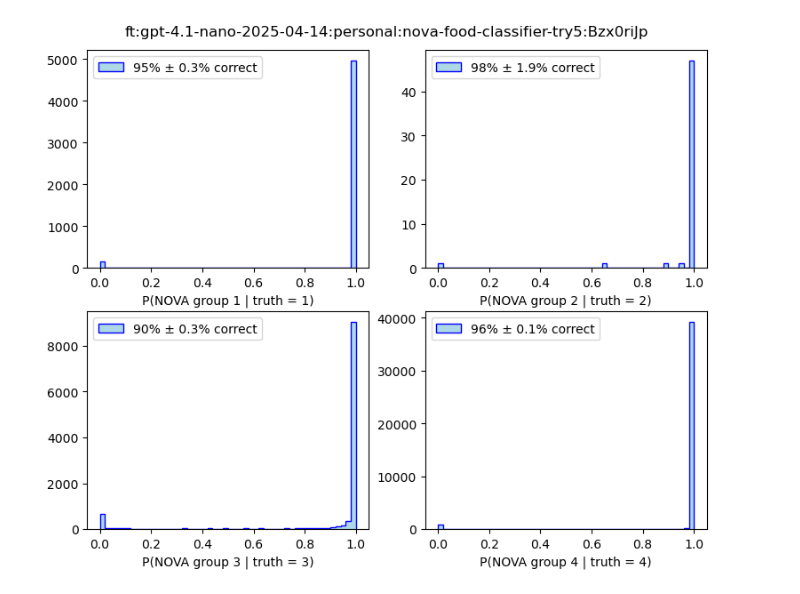
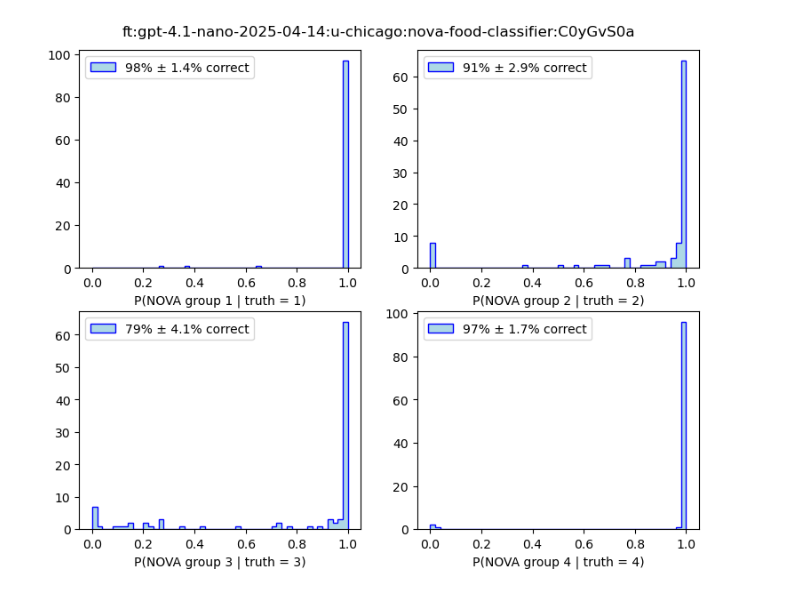
Before and after one commit to uchicago-dsi/good-food-purchasing-nova-classification, a Jupyter notebook: notebooks/openai-fine-tuning-plots.ipynb, the cells around one changed output. Drawn from its saved outputs; the diff is of its cells as text; code cells hidden in the pictures.

Commit message:
bigger fine-tuning sample, not as good at group 3

```diff
--- a/notebooks/openai-fine-tuning-plots.ipynb
+++ b/notebooks/openai-fine-tuning-plots.ipynb
@@ -44,7 +44,7 @@ def make_plots(results, title):
     fig.suptitle(title, y=0.92)
 # %%
 results_finetune = []
-for filename in glob.glob(os.path.expanduser("~/dsi/good-food-purchasing-nova-classification/test-results/try5/finetune/*.csv")):
+for filename in glob.glob(os.path.expanduser("~/dsi/good-food-purchasing-nova-classification/test-results/finetune/*.csv")):
     results_finetune.append(pd.read_csv(filename, header=None, names=["index", "P1", "P2", "P3", "P4", "truth"]))
 
 results_finetune = pd.concat(results_finetune).set_index("index").sort_index()
@@ -55,9 +55,9 @@ for filename in glob.glob(os.path.expanduser("~/dsi/good-food-purchasing-nova-cl
 
 results_default = pd.concat(results_default).set_index("index").sort_index()
 # %%
-make_plots(results_finetune, "ft:gpt-4.1-nano-2025-04-14:personal:nova-food-classifier-try5:Bzx0riJp")
+make_plots(results_finetune, "ft:gpt-4.1-nano-2025-04-14:u-chicago:nova-food-classifier:C0yGvS0a")
 # %% [output]
-[figure, old version]
+[figure, new version]
 # %%
 make_plots(results_default, "gpt-4.1-nano (no fine tuning)")
 # %% [output]
```
Also changed, not shown: parts of 2 cells of this notebook, 2 other files.
